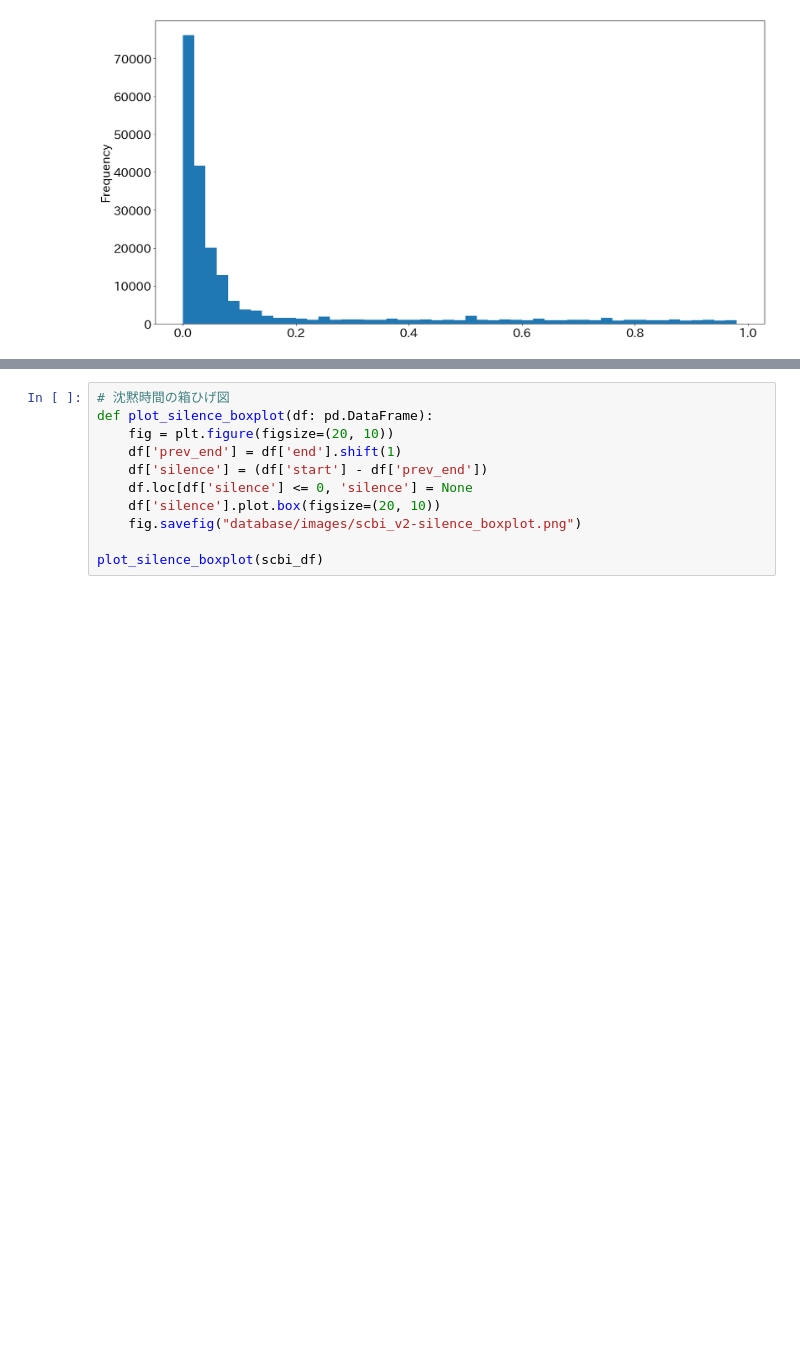
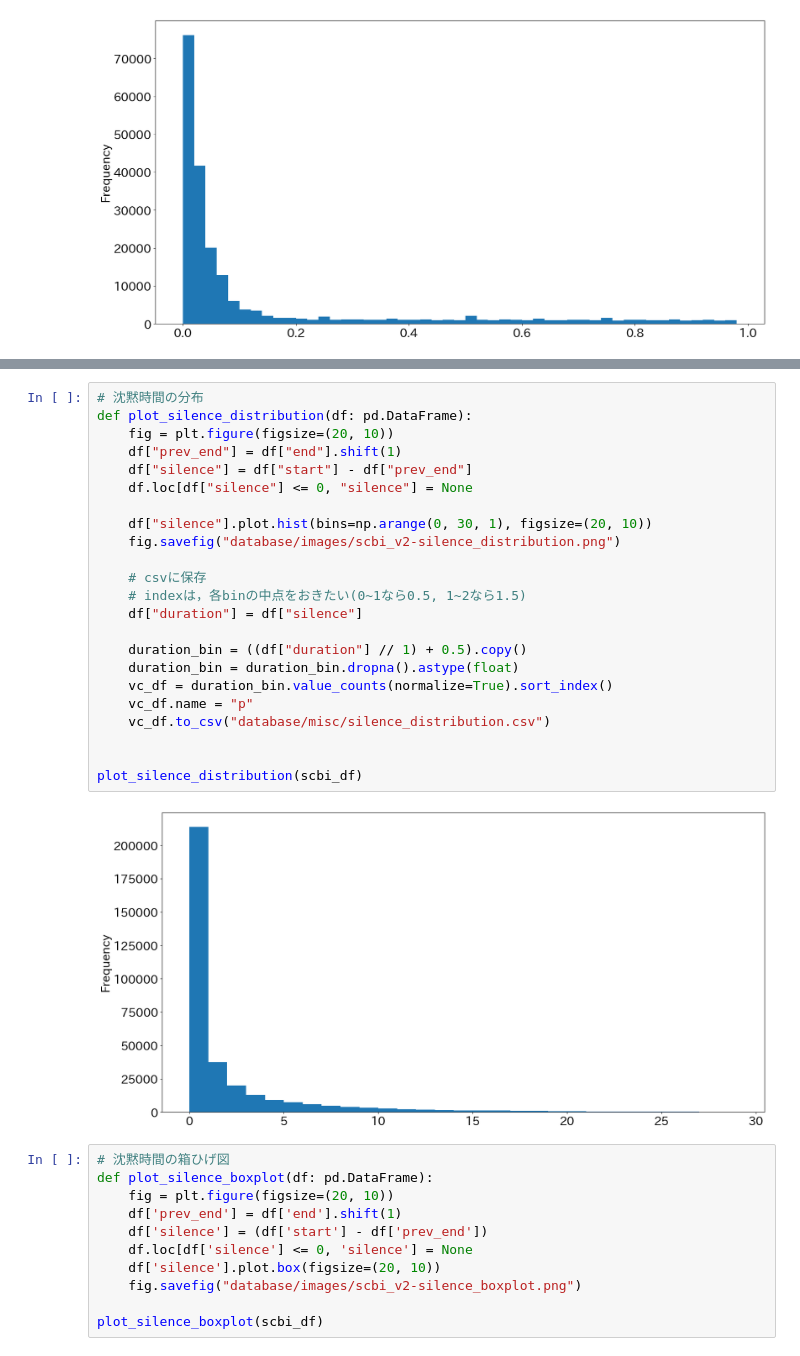
Before and after one commit to zaemon1251-hesty/soccer-bg-script, a Jupyter notebook: notebook/explore_scbi-v2.ipynb, the cells around one changed output, grey strips where cells are left out. Saved outputs shown, nothing was run; the diff lists cells and outputs as text; blank space fills up the shorter version.

```diff
--- a/notebook/explore_scbi-v2.ipynb
+++ b/notebook/explore_scbi-v2.ipynb
@@ -466,6 +474,31 @@ def plot_silence_distribution_over_1sec(df: pd.DataFrame):
 plot_silence_distribution_over_1sec(scbi_df)
 # %% [output]
 [figure]
+# %%
+# 沈黙時間の分布
+def plot_silence_distribution(df: pd.DataFrame):
+    fig = plt.figure(figsize=(20, 10))
+    df["prev_end"] = df["end"].shift(1)
+    df["silence"] = df["start"] - df["prev_end"]
+    df.loc[df["silence"] <= 0, "silence"] = None
+
+    df["silence"].plot.hist(bins=np.arange(0, 30, 1), figsize=(20, 10))
+    fig.savefig("database/images/scbi_v2-silence_distribution.png")
+
+    # csvに保存
+    # indexは，各binの中点をおきたい(0~1なら0.5, 1~2なら1.5)
+    df["duration"] = df["silence"]
+
+    duration_bin = ((df["duration"] // 1) + 0.5).copy()
+    duration_bin = duration_bin.dropna().astype(float)
+    vc_df = duration_bin.value_counts(normalize=True).sort_index()
+    vc_df.name = "p"
+    vc_df.to_csv("database/misc/silence_distribution.csv")
+
+
+plot_silence_distribution(scbi_df)
+# %% [output]
+[figure, added]
 # %%
 # 沈黙時間の箱ひげ図
 def plot_silence_boxplot(df: pd.DataFrame):
```
Also changed, not shown: parts of 5 cells of this notebook, 2 other files.
